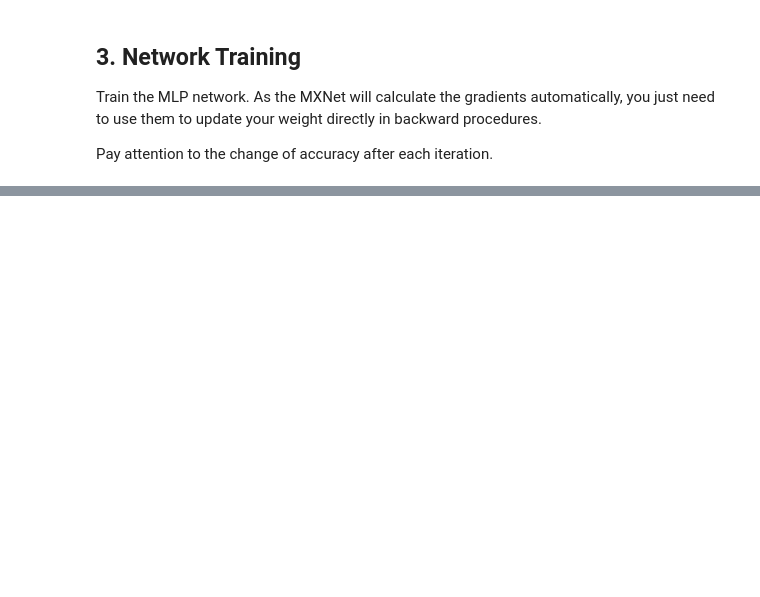
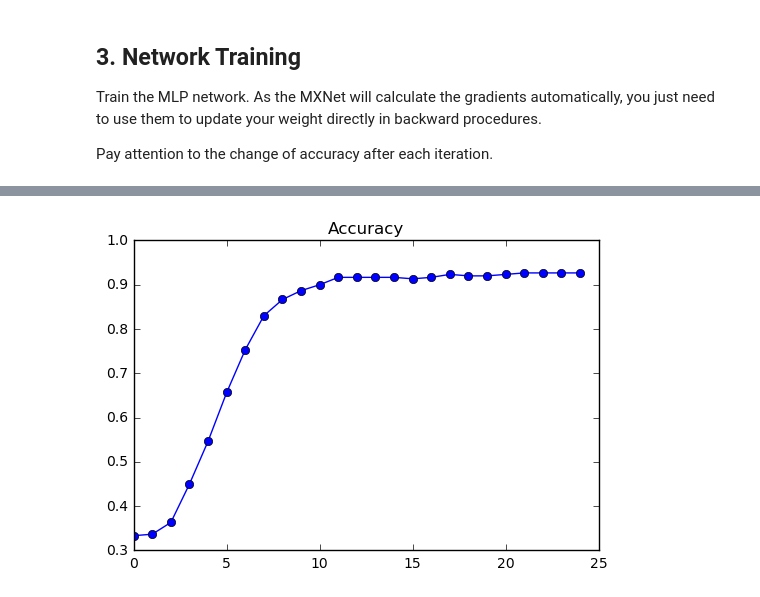
Before and after one commit to TomoyaKung/DLCourse_AS, a Jupyter notebook: examples/NNBasic-Classification.ipynb, the cells around one changed output, grey strips where cells are left out. Drawn from its saved outputs; the diff is of its cells as text; code cells hidden in the pictures; blank space fills up the shorter version.

```diff
--- a/examples/NNBasic-Classification.ipynb
+++ b/examples/NNBasic-Classification.ipynb
@@ -95,6 +86,15 @@ Train the MLP network. As the MXNet will calculate the gradients automatically,
 
 Pay attention to the change of accuracy after each iteration.
 # %%
+# Initialize the weights by random values.
+for name in args:
+    data = args[name]
+    if 'weight' in name:
+        data[:] = mx.random.uniform(-0.1, 0.1, data.shape)
+    if 'bias' in name:
+        data[:] = 0
+
+acc_history = []
 learning_rate = 0.1
 num_epoch = 500
 for i in range(num_epoch):
@@ -106,5 +106,9 @@ for i in range(num_epoch):
         weight[:] -= learning_rate * (grad / num_samples)
     if i % 20 == 0:
         acc = (mx.nd.argmax_channel(ex.outputs[0]).asnumpy() == y).sum()
-        print('epoch %d, accuracy %f' % (i, float(acc)/y.shape[0]))
+        # print('epoch %d, accuracy %f' % (i, float(acc)/y.shape[0]))
+        acc_history.append(float(acc)/y.shape[0])
+
+plt.title('Accuracy')
+plt.plot(acc_history, '-o', label='train')
 # %% [output]
@@ -128,3 +116,4 @@ epoch 480, accuracy 0.980000
+[figure, added]
 # %%
 # plot the resulting classifier
 count = 100 * num_classes
```
Also changed, not shown: parts of 5 cells of this notebook, 1 other file.
